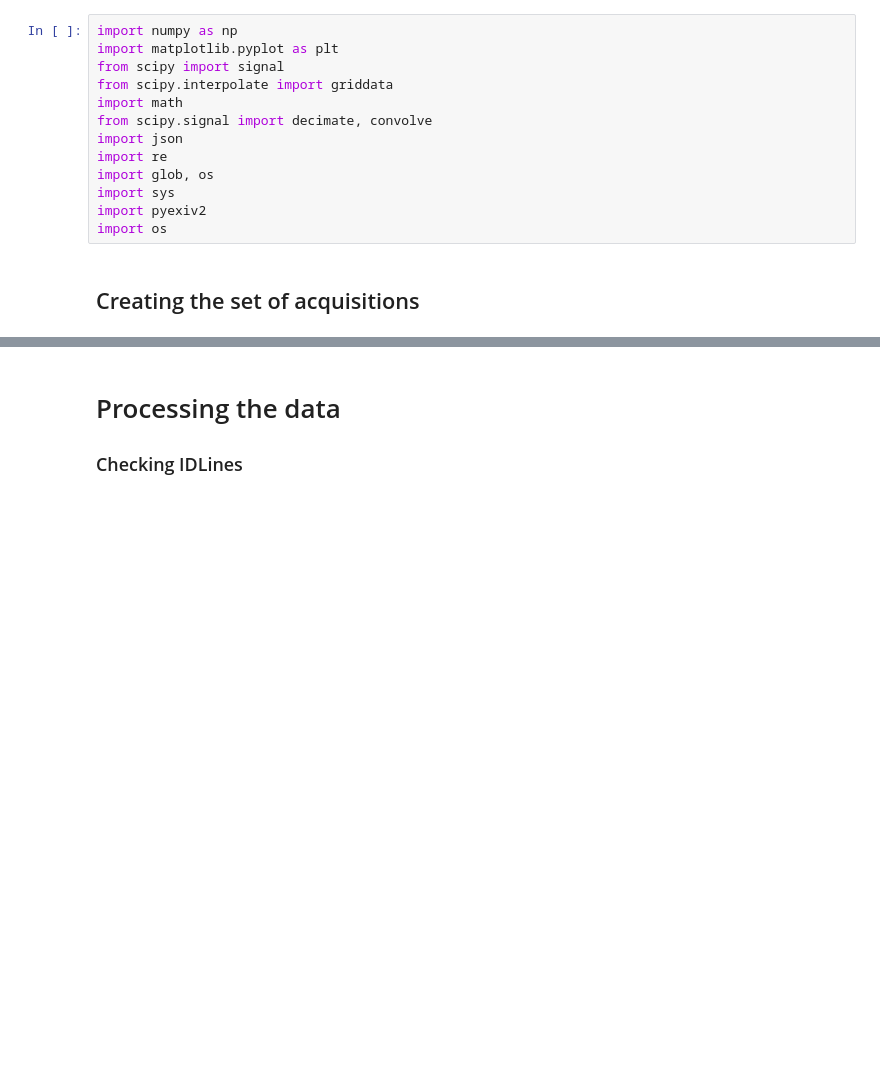
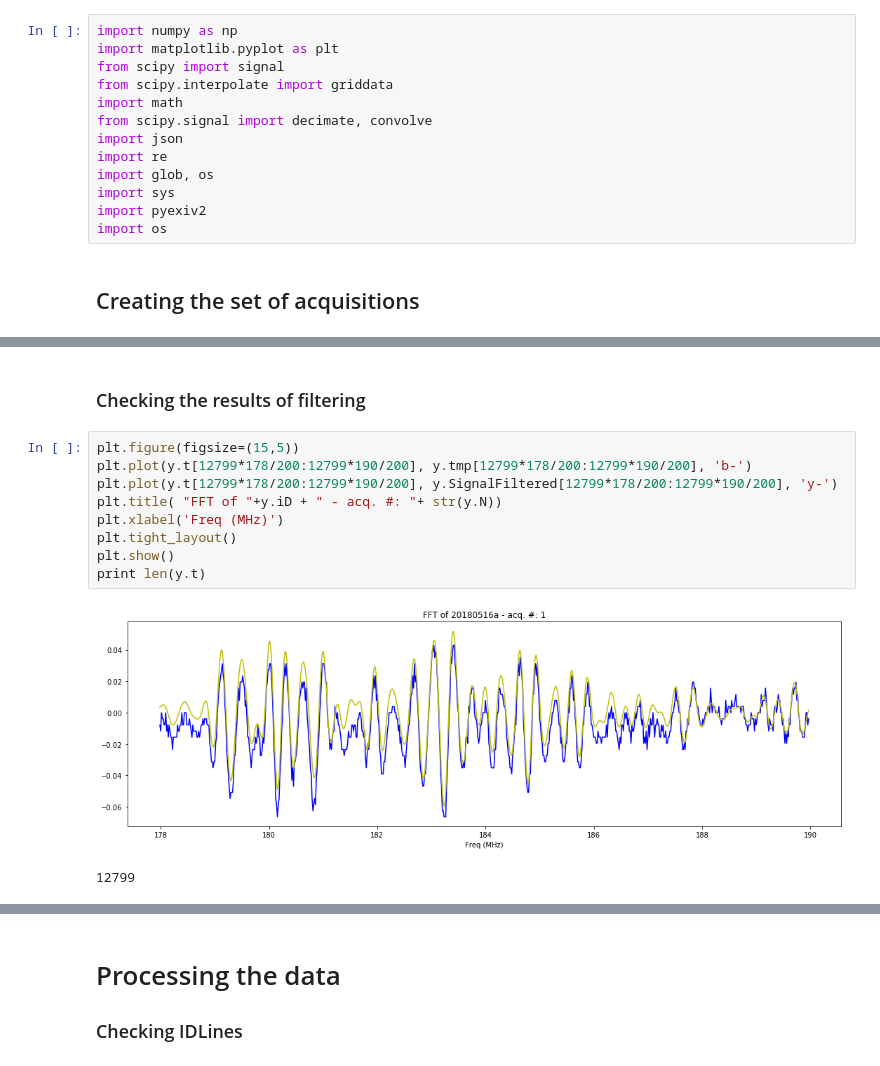
Before and after one commit to kelu124/echomods, a Jupyter notebook: matty/20180516a/20180516a-Client.ipynb, the cells around one changed output, grey strips where cells are left out. Cells and saved outputs as stored; diff of their text form; blank space fills up the shorter version.

```diff
--- a/matty/20180516a/20180516a-Client.ipynb
+++ b/matty/20180516a/20180516a-Client.ipynb
@@ -175,3 +222,17 @@ Saved at data/20180516a-1.npz
+# %% [markdown]
+### Checking the results of filtering
+# %%
+plt.figure(figsize=(15,5))
+plt.plot(y.t[12799*178/200:12799*190/200], y.tmp[12799*178/200:12799*190/200], 'b-')
+plt.plot(y.t[12799*178/200:12799*190/200], y.SignalFiltered[12799*178/200:12799*190/200], 'y-')
+plt.title( "FFT of "+y.iD + " - acq. #: "+ str(y.N))
+plt.xlabel('Freq (MHz)')
+plt.tight_layout()
+plt.show()
+print len(y.t)
+# %% [output]
+[figure, added]
+12799
 # %%
 DataSet = {}
 
```
Also changed, not shown: parts of 9 cells of this notebook, 25 other files.
